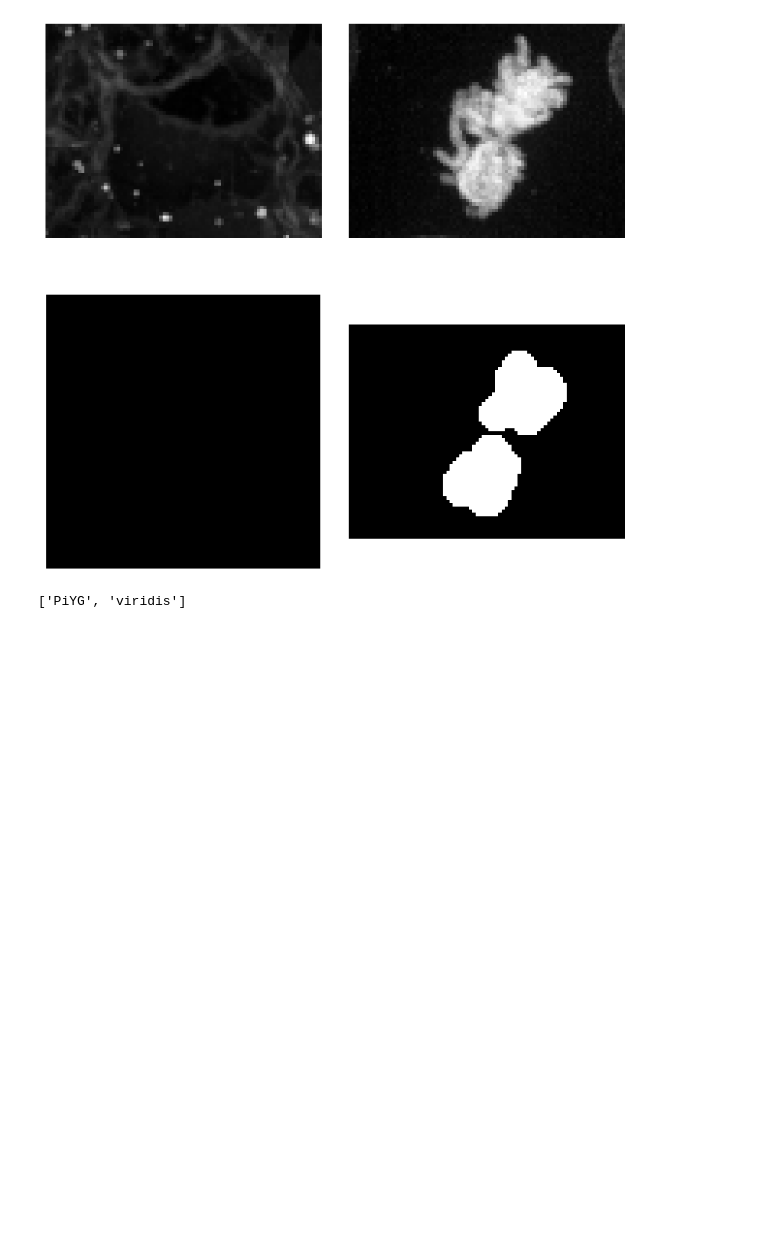
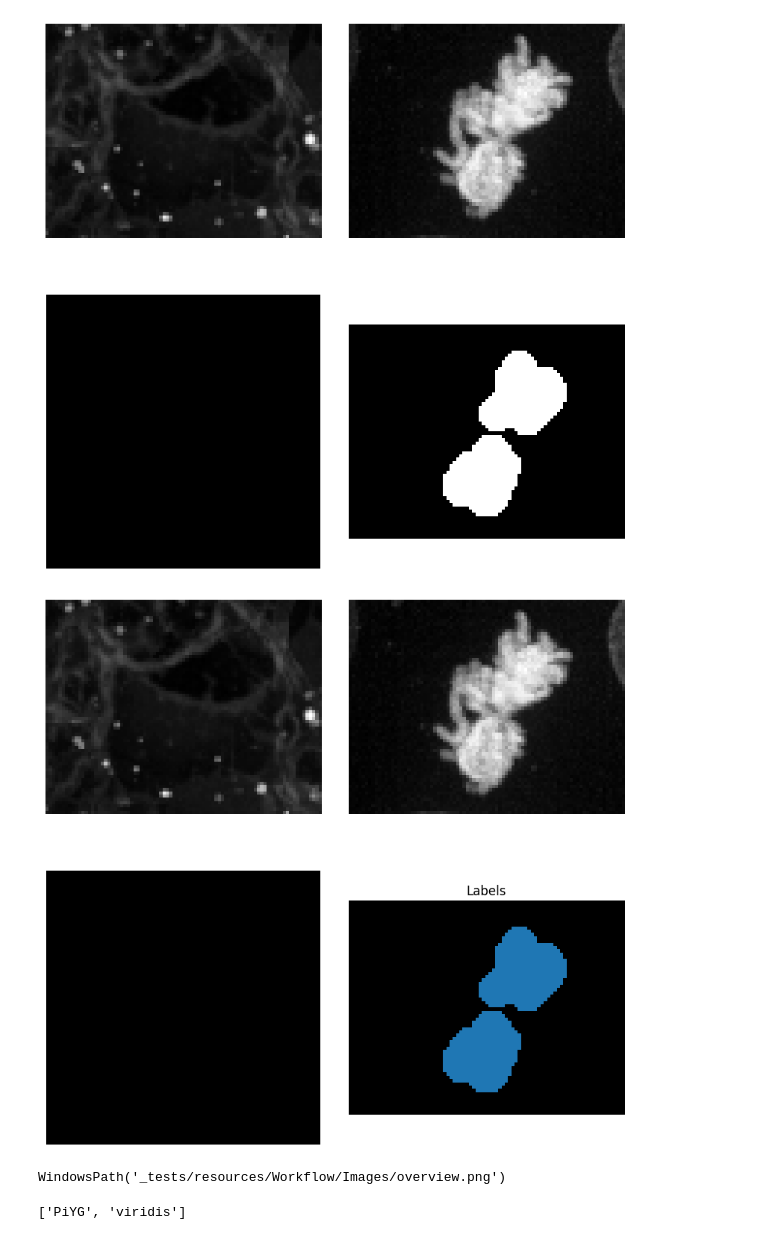
Before and after one commit to TimMonko/napari-ndev, a Jupyter notebook: src/napari_ndev/image_overview_testing.ipynb, the cells around one changed output. Drawn from its saved outputs; the diff is of its cells as text; code cells hidden in the pictures; blank space fills up the shorter version.

```diff
--- a/src/napari_ndev/image_overview_testing.ipynb
+++ b/src/napari_ndev/image_overview_testing.ipynb
@@ -36,6 +15,7 @@ class ImageOverview:
     def _construct_overview(self):
         import stackview
         import matplotlib.pyplot as plt
+        from numpy import zeros
 
         # create the subplot grid
         num_rows = len(self.image_sets)
@@ -63,7 +43,7 @@ class ImageOverview:
                 image_dict = {key: value[col] for key, value in image_set.items()}
 
                 if image_dict['image'] is None:
-                    image_dict['image'] = np.zeros((1,1))
+                    image_dict['image'] = zeros((1,1))
 
                 # create a labels key if it doesn't exist, but does in colormap
                 cmap = image_dict.get('colormap')
@@ -80,11 +60,13 @@ class ImageOverview:
 
     def save(self, directory: str = None, filename: str = None, ):
         import pathlib
-        dir = pathlib.Path(directory).mkdir(parents=True, exist_ok=True)
+        dir = pathlib.Path(directory)
+        dir.mkdir(parents=True, exist_ok=True)
         filepath = dir / filename
         self.fig.savefig(filepath)
 
 
+import numpy as np
 
 # Example usage
 img = BioImage(
@@ -112,9 +94,51 @@ label_set = {
 }
 
 overview = ImageOverview([image_set1, label_set])
+# overview.show()
+overview.save(directory=r'.\_tests\resources\Workflow\Images', filename='overview.png')
 # ImageOverview([image_set1]).show()
 # %% [output]
 [figure]
+# %%
+import numpy as np
+from napari_ndev import ImageOverview
+from bioio import BioImage
+# Example usage
+img = BioImage(
+    # r'C:\Users\timmo\Documents\Github\napari-ndev\src\napari_ndev\_tests\resources\Apoc\Images\SPF-4MM-22 slide 9-S6_Top Slide_TR2_p00_0_A01f00d0.tiff'
+    r'.\_tests\resources\Workflow\Images\cells3d2ch.tiff'
+)
+# stackview.imshow(np.squeeze(img.data))
+image_data = np.squeeze(img.data)
+# reversed_data = np.flip(image_data, axis=0)
+
+image_set1 = {
+    'image': [image_data[0], image_data[1]],
+    # 'colormap': ['PiYG', 'viridis'],
+    # 'title': ['Image 1', 'Image 2'],
+}
+
+lbl = BioImage(
+    r'.\_tests\resources\Workflow\Labels\cells3d2ch.tiff'
+)
+
+label_set = {
+    'image': [None, np.squeeze(lbl.data)],
+    'colormap': [None,'Labels'],
+    'title': [None,'Labels']
+}
+
+overview = ImageOverview([image_set1, label_set])
+# overview.show()
+overview.save(directory=r'.\_tests\resources\Workflow\Images', filename='overview.png')
+# ImageOverview([image_set1]).show()
+# %% [output]
+[figure, added]
+# %%
+import pathlib
+pathlib.Path(r'.\_tests\resources\Workflow\Images') / 'overview.png'
+# %% [output]
+WindowsPath('_tests/resources/Workflow/Images/overview.png')
 # %%
 image_set1.get('colormap')
 # %% [output]
```
Also changed, not shown: parts of 2 cells of this notebook.
